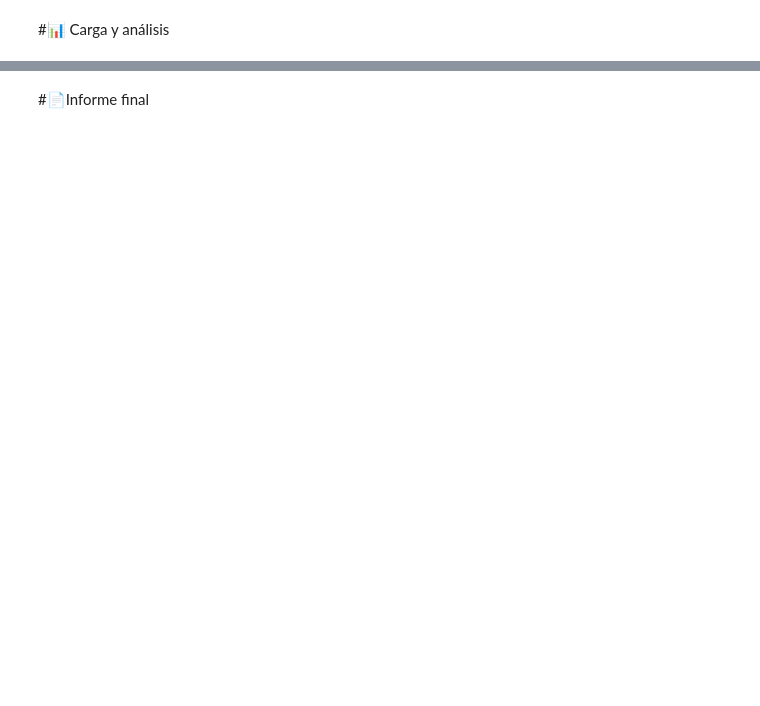
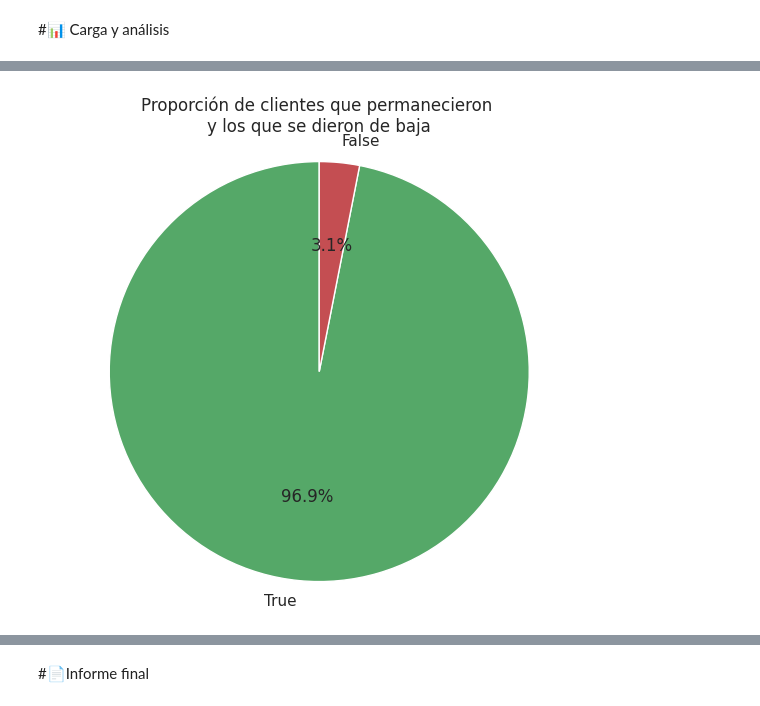
Before and after one commit to leriverah/Challenge-Telecom-X, a Jupyter notebook: TelecomX_LATAM.ipynb, the cells around one changed output, grey strips where cells are left out. Saved outputs shown, nothing was run; the diff lists cells and outputs as text; code cells hidden in the pictures; blank space fills up the shorter version.

```diff
--- a/TelecomX_LATAM.ipynb
+++ b/TelecomX_LATAM.ipynb
@@ -113,0 +101,2 @@ memory usage: 234.3+ KB
+# %%
+datos['Cuentas_Diarias'] = datos_a['Charges.Monthly'] / 30
@@ -115,0 +166,12 @@ memory usage: 234.3+ KB
+# %%
+sns.set_palette('rocket')
+
+Churn_counts = datos['Churn'].value_counts()
+
+plt.figure(figsize=(7, 6))
+plt.pie(Churn_counts, labels=Churn_counts.index, autopct='%1.1f%%', startangle=90, colors=['g', 'r'])
+plt.title('Proporción de clientes que permanecieron \ny los que se dieron de baja')
+plt.axis('equal')  # para que el círculo no salga ovalado
+plt.show()
+# %% [output]
+[figure, added]
```
Also changed, not shown: parts of 17 cells of this notebook.
